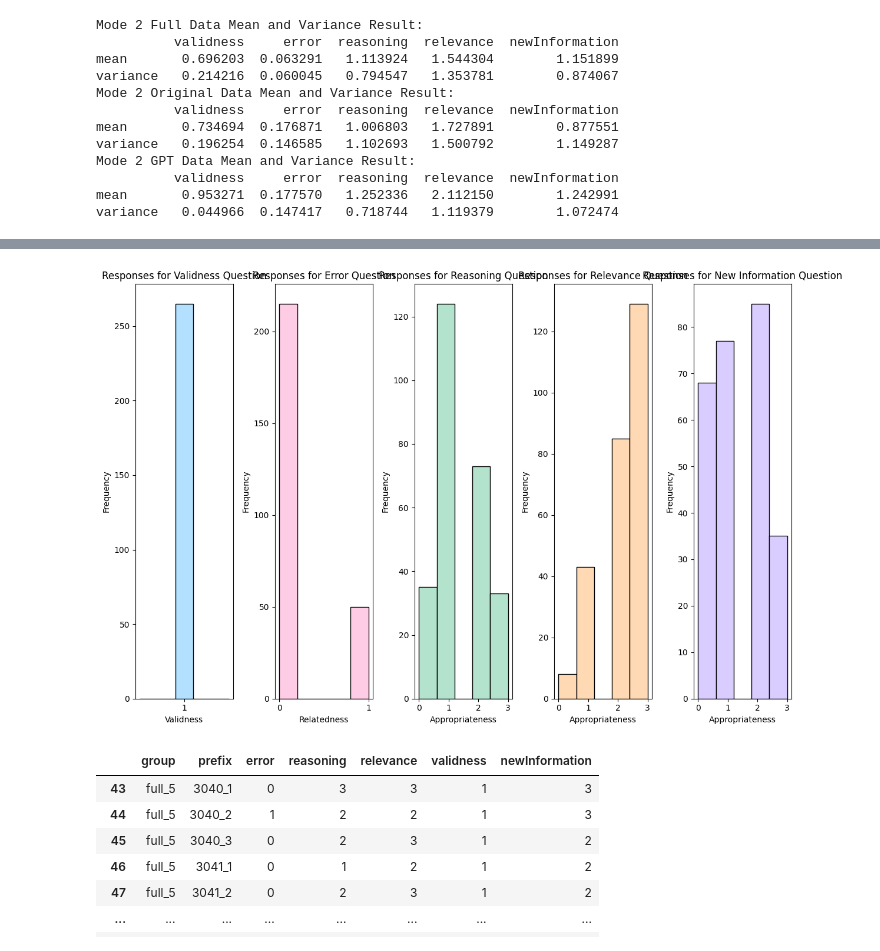
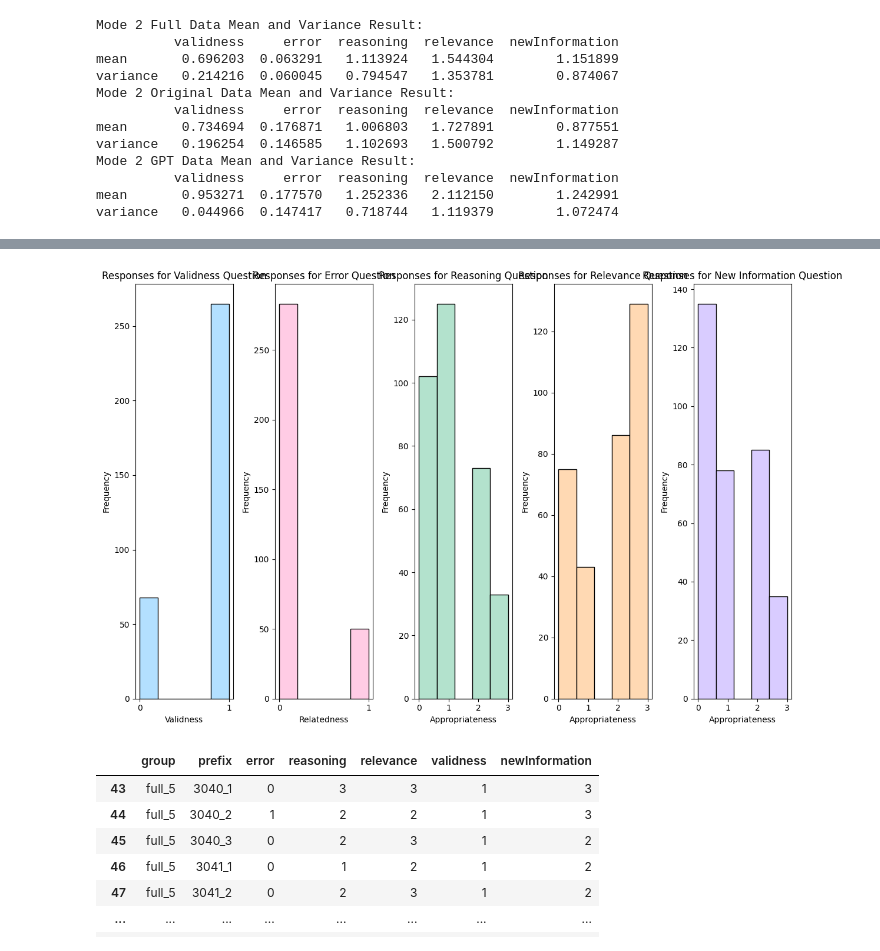
Before and after one commit to zheliu92/nlp_followupqg_public, a Jupyter notebook: Human_Evaluation/Helpers/mode_2_output_analysis.ipynb, the cells around one changed output, grey strips where cells are left out. Saved outputs shown, nothing was run; the diff lists cells and outputs as text; code cells hidden in the pictures.

```diff
--- a/Human_Evaluation/Helpers/mode_2_output_analysis.ipynb
+++ b/Human_Evaluation/Helpers/mode_2_output_analysis.ipynb
@@ -33,7 +33,7 @@ def process_raw_data(raw_data):
         # print(pd.DataFrame(processed_rows))
     return pd.DataFrame(processed_rows)
 
-def extract_true_values(df):
+def extract_true_values(df_converted_converted):
     def find_true_value(mapping):
         # Identify the key with a True value
         for key, value in mapping.items():
@@ -42,7 +42,7 @@ def extract_true_values(df):
         return None
 
     # Apply to all topic columns
-    topic_columns = df.columns.difference(["group", "prefix"])
+    topic_columns = df_converted.columns.difference(["group", "prefix"])
     for column in topic_columns:
         df[column] = df[column].apply(find_true_value)
 
@@ -167,7 +167,7 @@ data_valid_only
 265 rows × 7 columns
 # %%
 # map values
-df = df_imputed
+df_converted = df_imputed.copy()
 
 # Define mappings
 # if there are no errors, assign 0. Otherwise, assign 1
@@ -204,19 +204,19 @@ new_information_map = {
 # df["key"].map(lambda x: mapping.get(x, 0))
 
 # Apply mappings
-df["validness"] = df["validness"].map(lambda x: validness_map.get(x, 0))
-df["error"] = df["error"].map(lambda x: error_map.get(x, 0))
-df["reasoning"] = df["reasoning"].map(lambda x: reasoning_map.get(x, 0))
-df["relevance"] = df["relevance"].map(lambda x : relevance_map.get(x, 0))
-df["newInformation"] = df["newInformation"].map(lambda x: new_information_map.get(x, 0))
+df_converted["validness"] = df_converted["validness"].map(lambda x: validness_map.get(x, 0))
+df_converted["error"] = df_converted["error"].map(lambda x: error_map.get(x, 0))
+df_converted["reasoning"] = df_converted["reasoning"].map(lambda x: reasoning_map.get(x, 0))
+df_converted["relevance"] = df_converted["relevance"].map(lambda x : relevance_map.get(x, 0))
+df_converted["newInformation"] = df_converted["newInformation"].map(lambda x: new_information_map.get(x, 0))
 
-df["validness"] = df["validness"].astype(int)
-df["error"] = df["error"].astype(int)
-df["reasoning"] = df["reasoning"].astype(int)
-df["relevance"] = df["relevance"].astype(int)
-df["newInformation"] = df["newInformation"].astype(int)
+df_converted["validness"] = df_converted["validness"].astype(int)
+df_converted["error"] = df_converted["error"].astype(int)
+df_converted["reasoning"] = df_converted["reasoning"].astype(int)
+df_converted["relevance"] = df_converted["relevance"].astype(int)
+df_converted["newInformation"] = df_converted["newInformation"].astype(int)
 # Output the processed DataFrame
-print(df)
+print(df_converted)
 # %% [output]
       group  prefix  error  reasoning  relevance  validness  newInformation
 43   full_5  3040_1      0          3          3          1               3
@@ -569,6 +857,8 @@ variance        0.0  0.153659   0.754488   0.702687        1.001658
 # %%
+
 # Histogram of each questions
 # Create separate histograms for each column
+df = df_converted.copy()
 plt.figure(figsize=(12, 8))
 colors = ['#B3E0FF', '#FFCCE5', '#B3E2CD', '#FFD9B3', '#D9CCFF']
 
@@ -583,34 +873,34 @@ plt.subplot(1, 5, 2)
 plt.hist(df['error'], bins=5, edgecolor='black', color=colors[1])
 plt.title('Responses for Error Question')
 plt.xlabel('Relatedness')
 plt.ylabel('Frequency')
 plt.xticks(np.arange(int(df['error'].min()), int(df['error'].max()) + 1, 1))
 
 plt.subplot(1, 5, 3)
 plt.hist(df['reasoning'], bins=5, edgecolor='black', color=colors[2])
 plt.title('Responses for Reasoning Question')
 plt.xlabel('Appropriateness')
 plt.ylabel('Frequency')
 plt.xticks(np.arange(int(df['reasoning'].min()), int(df['reasoning'].max()) + 1, 1))
 
 plt.subplot(1, 5, 4)
 plt.hist(df['relevance'], bins=5, edgecolor='black', color=colors[3])
 plt.title('Responses for Relevance Question')
 plt.xlabel('Appropriateness')
 plt.ylabel('Frequency')
 plt.xticks(np.arange(int(df['relevance'].min()), int(df['relevance'].max()) + 1, 1))
 
 plt.subplot(1, 5, 5)
 plt.hist(df['newInformation'], bins=5, edgecolor='black', color=colors[4])
 plt.title('Responses for New Information Question')
 plt.xlabel('Appropriateness')
 plt.ylabel('Frequency')
 plt.xticks(np.arange(int(df['newInformation'].min()), int(df['newInformation'].max()) + 1, 1))
 
 plt.tight_layout()
 plt.show()
 # %% [output]
-[figure, old version]
+[figure, new version]
 # %%
 ### For Mode 3, just use the values in df as these only contain 'valid' follow-up questions
 df
```
Also changed, not shown: parts of 14 cells of this notebook, 8 other files.
